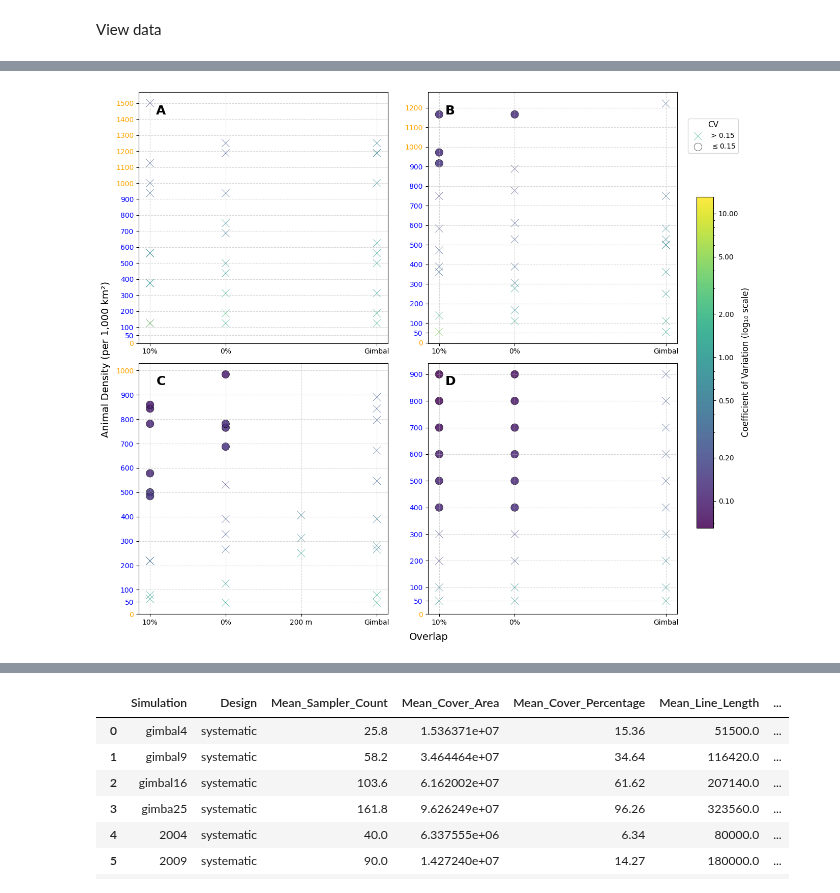
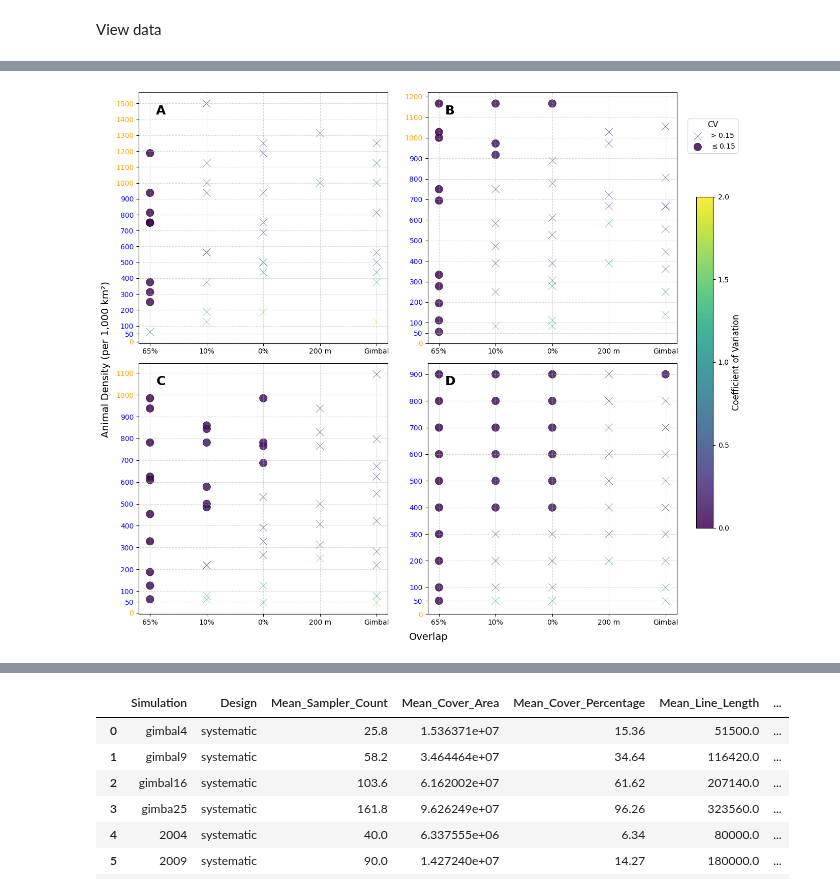
Before and after one commit to hambrecht/DroneSurveySimulator, a Jupyter notebook: Scripts/visualisation/vis_quadcopterFesability.ipynb, the cells around one changed output, grey strips where cells are left out. Saved outputs shown, nothing was run; the diff lists cells and outputs as text; code cells hidden in the pictures.

Commit message:
refine code for figures for publication

```diff
--- a/Scripts/visualisation/vis_quadcopterFesability.ipynb
+++ b/Scripts/visualisation/vis_quadcopterFesability.ipynb
@@ -2,8 +2,6 @@
 import os
 import numpy as np
 import pandas as pd
-import plotly.graph_objs as go
-import plotly.io as pio
 import matplotlib.pyplot as plt
 import matplotlib as mpl
 import matplotlib.ticker as ticker
@@ -15,6 +13,7 @@ olddata = pd.read_csv(file_path)
 # Construct the relative file path
 filePath = os.path.join('..', '..', 'Output', 'Simulation', 'sumSimQC.csv')
 data = pd.read_csv(filePath)
+data = data.dropna()  # Add this line to remove rows with NaN values
 
 # Construct the relative file path
 filePath = os.path.join('..', '..', 'Output', 'Simulation', 'designsQC-comparsiondf.csv')
@@ -156,7 +93,12 @@ fig, axs = plt.subplots(2, 2, figsize=(14, 12))
 axs = axs.flatten()
 
 cmap = plt.get_cmap('viridis')
-norm = mpl.colors.LogNorm(vmin=sorted_data['CV'].min()+1e-6, vmax=sorted_data['CV'].max())
+# norm = mpl.colors.LogNorm(vmin=sorted_data['CV'].min()+1e-6, vmax=sorted_data['CV'].max())
+norm = mpl.colors.Normalize(
+    vmin=0,  # Start from 0
+    vmax=round(sorted_data['CV'].max(),0)  # Use absolute maximum
+    # vmax=175
+)
 
 subplot_labels = ['A', 'B', 'C', 'D']
 blue_ticks = [50, 100, 200, 300, 400, 500, 600, 700, 800, 900]
@@ -164,6 +106,7 @@ blue_ticks = [50, 100, 200, 300, 400, 500, 600, 700, 800, 900]
 for i, nsub in enumerate(unique_nsubplots):
     ax = axs[i]
     subset = sorted_data[sorted_data['NSubplots'] == nsub]
+    subset = subset.sort_values('CV')
 
     mask_x = subset['CV'] > 0.15
     mask_circle = subset['CV'] <= 0.15
@@ -211,33 +154,35 @@ for i, nsub in enumerate(unique_nsubplots):
     for tick in ax.get_yticklabels():
         try:
             tick_value = int(tick.get_text())
             tick.set_color('blue' if tick_value in blue_ticks else 'orange')
         except ValueError:
             tick.set_color('orange')
 
     # Add subplot label (A, B, C, D)
     ax.text(0.07, 0.95, subplot_labels[i], transform=ax.transAxes,
             fontsize=18, fontweight='bold', va='top', ha='left')
 
 # Shared axis labels
 fig.text(0.5, 0.04, 'Overlap', ha='center', fontsize=14)
 fig.text(0.04, 0.5, 'Animal Density (per 1,000 km²)', va='center', rotation='vertical', fontsize=14)
 
 # Shared colorbar
-cbar_ticks = [0.01, 0.02, 0.05, 0.1, 0.2, 0.5, 1, 2,5,10]
+max_val = round(sorted_data['CV'].max(),0)
+cbar_ticks = np.linspace(0, max_val, 5)  # Create 6 evenly spaced ticks from 0 to max
+# cbar_ticks = [0.01, 0.02, 0.05, 0.1, 0.2, 0.5, 1, 2]
 cbar = fig.colorbar(sc_circle, ax=axs, orientation='vertical', pad=0.1, fraction=0.03, ticks=cbar_ticks)
-cbar.set_label('Coefficient of Variation (log₁₀ scale)', fontsize=12)
+cbar.set_label('Coefficient of Variation', fontsize=12)
 cbar.ax.tick_params(labelsize=10)
 cbar.ax.yaxis.set_major_formatter(ticker.ScalarFormatter())
 cbar.ax.yaxis.set_minor_formatter(ticker.NullFormatter())
 
 # Legend
 fig.legend(['> 0.15', r'$\leq 0.15$'], title='CV',
            loc='upper right', bbox_to_anchor=(0.94, 0.9),
            fontsize=10, title_fontsize=11)
 
 plt.tight_layout(rect=[0.05, 0.05, 0.86, 0.95])
 plt.savefig(os.path.join('..', '..', 'Output', 'Plots', 'quadcopterFeasability_plot_2D_CV_combined.png'), dpi=300)
 plt.show()
 # %% [output]
-[figure, old version]
+[figure, new version]
```
Also changed, not shown: parts of 9 cells of this notebook.
